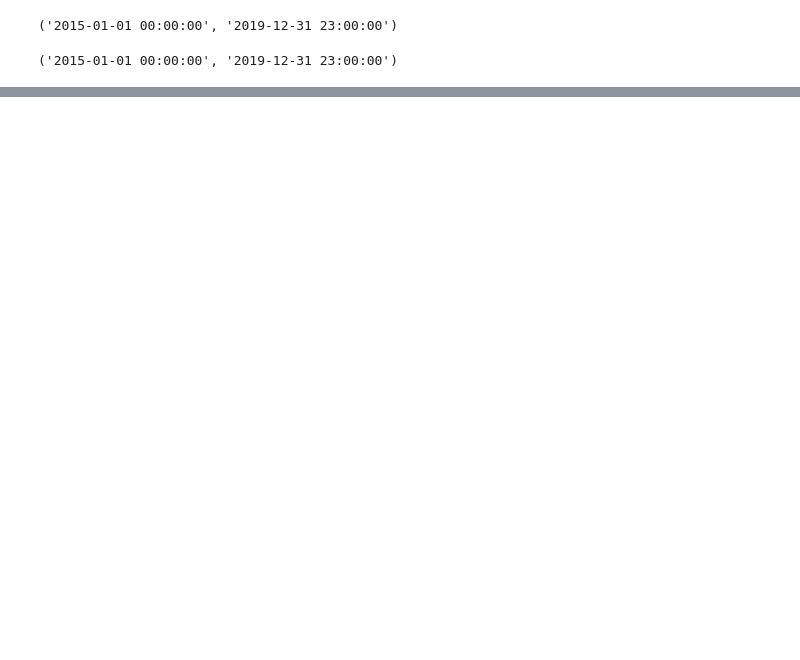
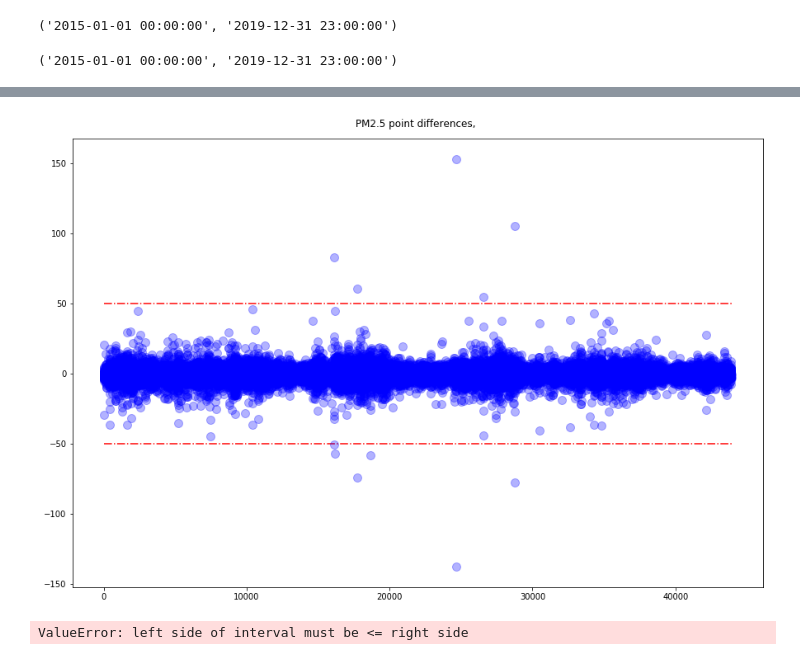
Before and after one commit to mattzajac/DataWorkshop_Competition_Warsaw_Air_Pollution, a Jupyter notebook: Warsaw Air Pollution EDA.ipynb, the cells around one changed output, grey strips where cells are left out. Saved outputs shown, nothing was run; the diff lists cells and outputs as text; code cells hidden in the pictures; blank space fills up the shorter version.

```diff
--- a/Warsaw Air Pollution EDA.ipynb
+++ b/Warsaw Air Pollution EDA.ipynb
@@ -173,0 +286,37 @@ gios['date'] = pd.to_datetime(gios.date)
+# %%
+plt.plot(df.index, df['pm25_nie'].diff(), 'bo', alpha=0.3, ms=10, lw='3')
+
+plt.title("PM2.5 point differences, ", y=1.015)
+plt.hlines(xmin=df.index.min(), xmax=df.index.max(), y=50, color='r', linestyle='-.')
+plt.hlines(xmin=df.index.min(), xmax=df.index.max(), y=-50, color='r', linestyle='-.');
+# %% [output]
+[figure, added]
+# %%
+scatter_data = df[ ['date', 'pm25_nie'] ]
+#scatter_data = scatter_data[ False == scatter_data['pm25_nie'].isnull() ]
+
+bins = pd.IntervalIndex.from_tuples([ (0, 12), (12, 35.5), (35.5, 55.5),
+                                      (55.5, 150.5), (150.5, 250.5), (250.5, np.max(scatter_data['pm25_nie'])) ])
+scatter_data['PM2.5_cat'] = pd.cut(scatter_data['pm25_nie'], bins)
+
+labels=["Good", "Moderate", "Unhealthy for Sensitive Groups", "Unhealthy", "Very Unhealthy","Hazardous"]
+station_cat_dict = dict(zip(bins, labels))
+scatter_data['PM2.5_cat'] = scatter_data['pm25_nie'].map(station_cat_dict)
+
+#plot
+plt.figure(figsize=(18, 6))
+plt.title("PM2.5 level and its healt impact", y=1.015)
+
+# Unique category labels: 'D', 'F', 'G', ...
+color_labels = scatter_data['PM2.5_cat'].unique()
+
+# List of RGB triplets
+rgb_values = sns.color_palette("RdYlGn_r", 6)
+
+# Map label to RGB
+color_map = dict(zip(color_labels, rgb_values))
+
+# Finally use the mapped values
+plt.scatter(x='date', y='pm25_nie', data=scatter_data, c=scatter_data['PM2.5_cat'].map(color_map));
+# %% [output]
+ValueError: left side of interval must be <= right side
```
Also changed, not shown: parts of 23 cells of this notebook.
